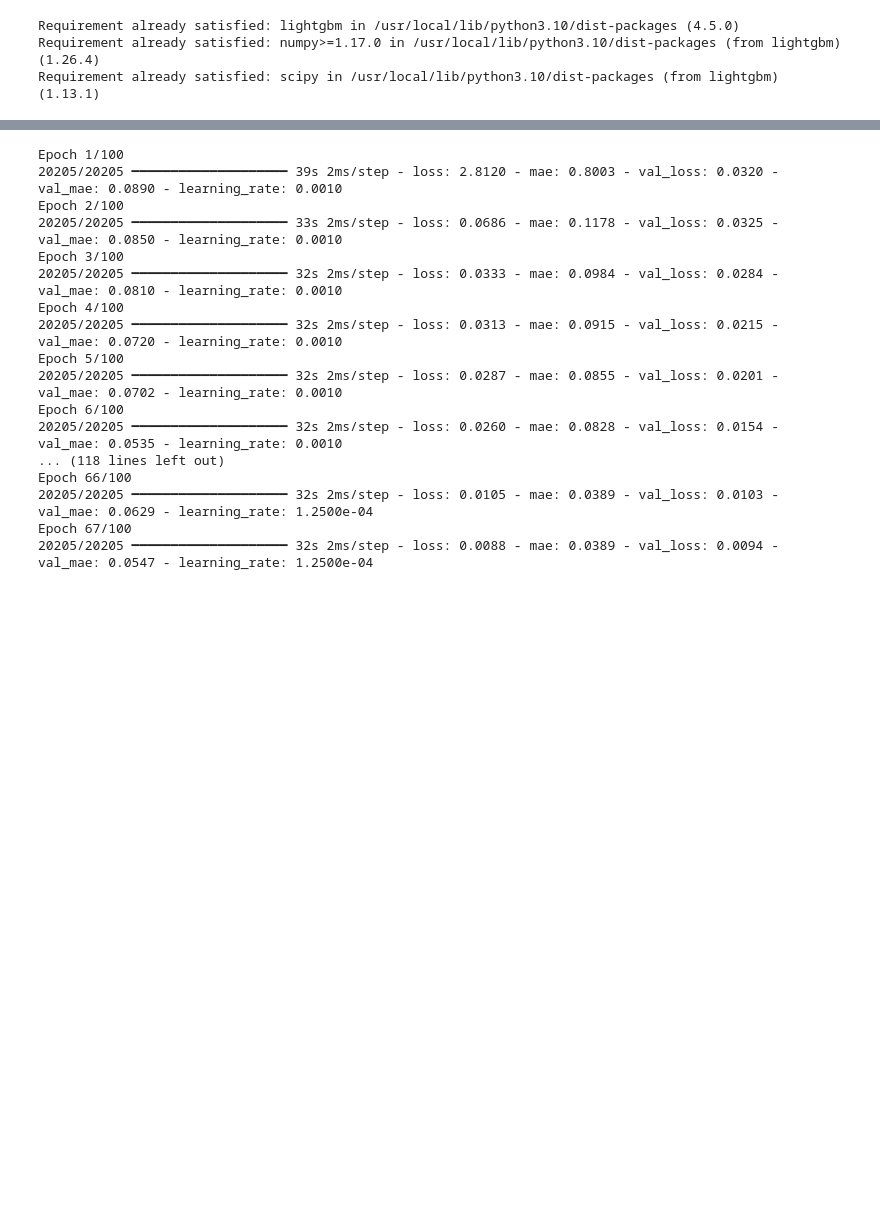
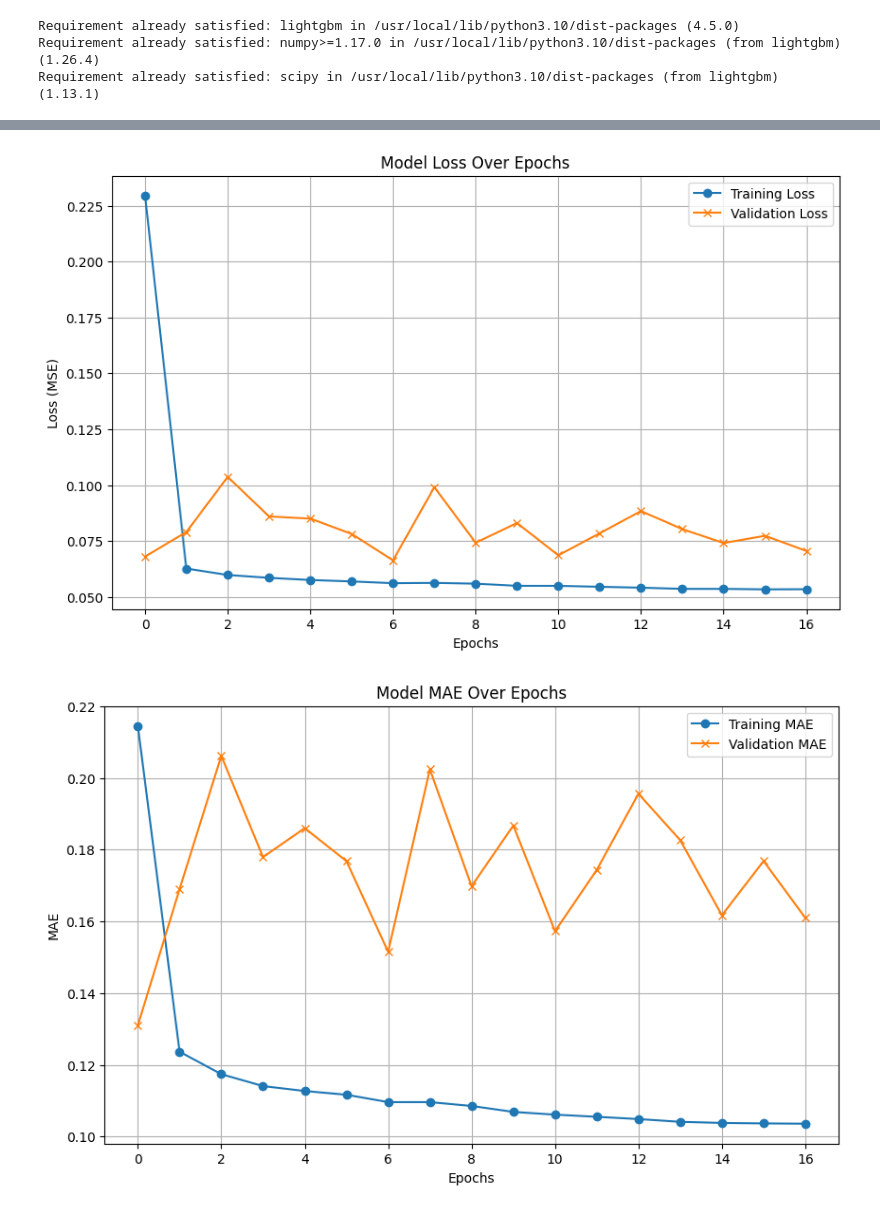
Before and after one commit to kushal-jaat/ASD-assignment-3, a Jupyter notebook: salesdata.ipynb, the cells around one changed output, grey strips where cells are left out. Cells and saved outputs as stored; diff of their text form; code cells hidden in the pictures; blank space fills up the shorter version.

```diff
--- a/salesdata.ipynb
+++ b/salesdata.ipynb
@@ -834,0 +949,9 @@ Testing Target Shape: (202044,)
+# %%
+from sklearn.preprocessing import StandardScaler
+
+# Initialize the scaler
+scaler = StandardScaler()
+
+# transform both training and testing data
+sales_X_train_scaled = scaler.fit_transform(sales_X_train)
+sales_X_test_scaled = scaler.transform(sales_X_test)
@@ -879,35 +1023,28 @@ Model: "sequential"
-# %%
-from tensorflow.keras.callbacks import EarlyStopping, ReduceLROnPlateau
-
-# Callbacks
-early_stopping = EarlyStopping(monitor='val_loss', patience=20, restore_best_weights=True)
-reduce_lr = ReduceLROnPlateau(monitor='val_loss', factor=0.5, patience=10, min_lr=1e-6)
-
-# Train the model
-history = dl_model.fit(
-    sales_X_train, sales_y_train,
-    validation_split=0.2,
-    epochs=100,
-    batch_size=32,
-    callbacks=[early_stopping, reduce_lr],
-    verbose=1
-)
-# %% [output]
-Epoch 1/100
-20205/20205 ━━━━━━━━━━━━━━━━━━━━ 39s 2ms/step - loss: 2.8120 - mae: 0.8003 - val_loss: 0.0320 - val_mae: 0.0890 - learning_rate: 0.0010
-Epoch 2/100
-20205/20205 ━━━━━━━━━━━━━━━━━━━━ 33s 2ms/step - loss: 0.0686 - mae: 0.1178 - val_loss: 0.0325 - val_mae: 0.0850 - learning_rate: 0.0010
-Epoch 3/100
-20205/20205 ━━━━━━━━━━━━━━━━━━━━ 32s 2ms/step - loss: 0.0333 - mae: 0.0984 - val_loss: 0.0284 - val_mae: 0.0810 - learning_rate: 0.0010
-Epoch 4/100
-20205/20205 ━━━━━━━━━━━━━━━━━━━━ 32s 2ms/step - loss: 0.0313 - mae: 0.0915 - val_loss: 0.0215 - val_mae: 0.0720 - learning_rate: 0.0010
-Epoch 5/100
-20205/20205 ━━━━━━━━━━━━━━━━━━━━ 32s 2ms/step - loss: 0.0287 - mae: 0.0855 - val_loss: 0.0201 - val_mae: 0.0702 - learning_rate: 0.0010
-Epoch 6/100
-20205/20205 ━━━━━━━━━━━━━━━━━━━━ 32s 2ms/step - loss: 0.0260 - mae: 0.0828 - val_loss: 0.0154 - val_mae: 0.0535 - learning_rate: 0.0010
-... (118 lines left out)
-Epoch 66/100
-20205/20205 ━━━━━━━━━━━━━━━━━━━━ 32s 2ms/step - loss: 0.0105 - mae: 0.0389 - val_loss: 0.0103 - val_mae: 0.0629 - learning_rate: 1.2500e-04
-Epoch 67/100
-20205/20205 ━━━━━━━━━━━━━━━━━━━━ 32s 2ms/step - loss: 0.0088 - mae: 0.0389 - val_loss: 0.0094 - val_mae: 0.0547 - learning_rate: 1.2500e-04
+# %%
+import matplotlib.pyplot as plt
+
+# Plot training and validation loss
+plt.figure(figsize=(10, 6))
+plt.plot(history_reduced.history['loss'], label='Training Loss', marker='o')
+plt.plot(history_reduced.history['val_loss'], label='Validation Loss', marker='x')
+plt.title('Model Loss Over Epochs')
+plt.xlabel('Epochs')
+plt.ylabel('Loss (MSE)')
+plt.legend()
+plt.grid(True)
+plt.show()
+
+# Plot training and validation MAE
+plt.figure(figsize=(10, 6))
+plt.plot(history_reduced.history['mae'], label='Training MAE', marker='o')
+plt.plot(history_reduced.history['val_mae'], label='Validation MAE', marker='x')
+plt.title('Model MAE Over Epochs')
+plt.xlabel('Epochs')
+plt.ylabel('MAE')
+plt.legend()
+plt.grid(True)
+plt.show()
+# %% [output]
+[figure, added]
+[figure, added]
 # %%
```
Also changed, not shown: parts of 64 cells of this notebook.
